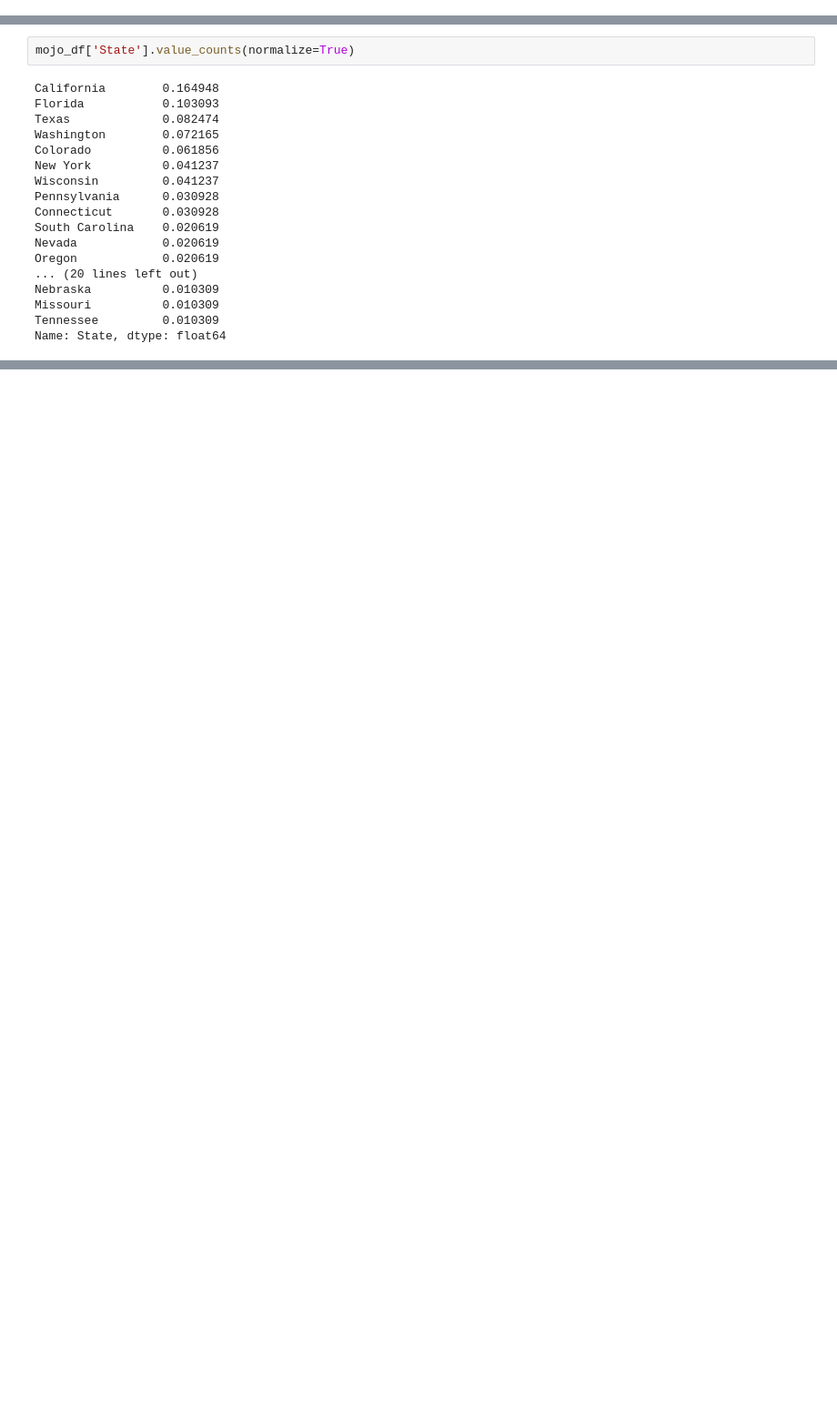
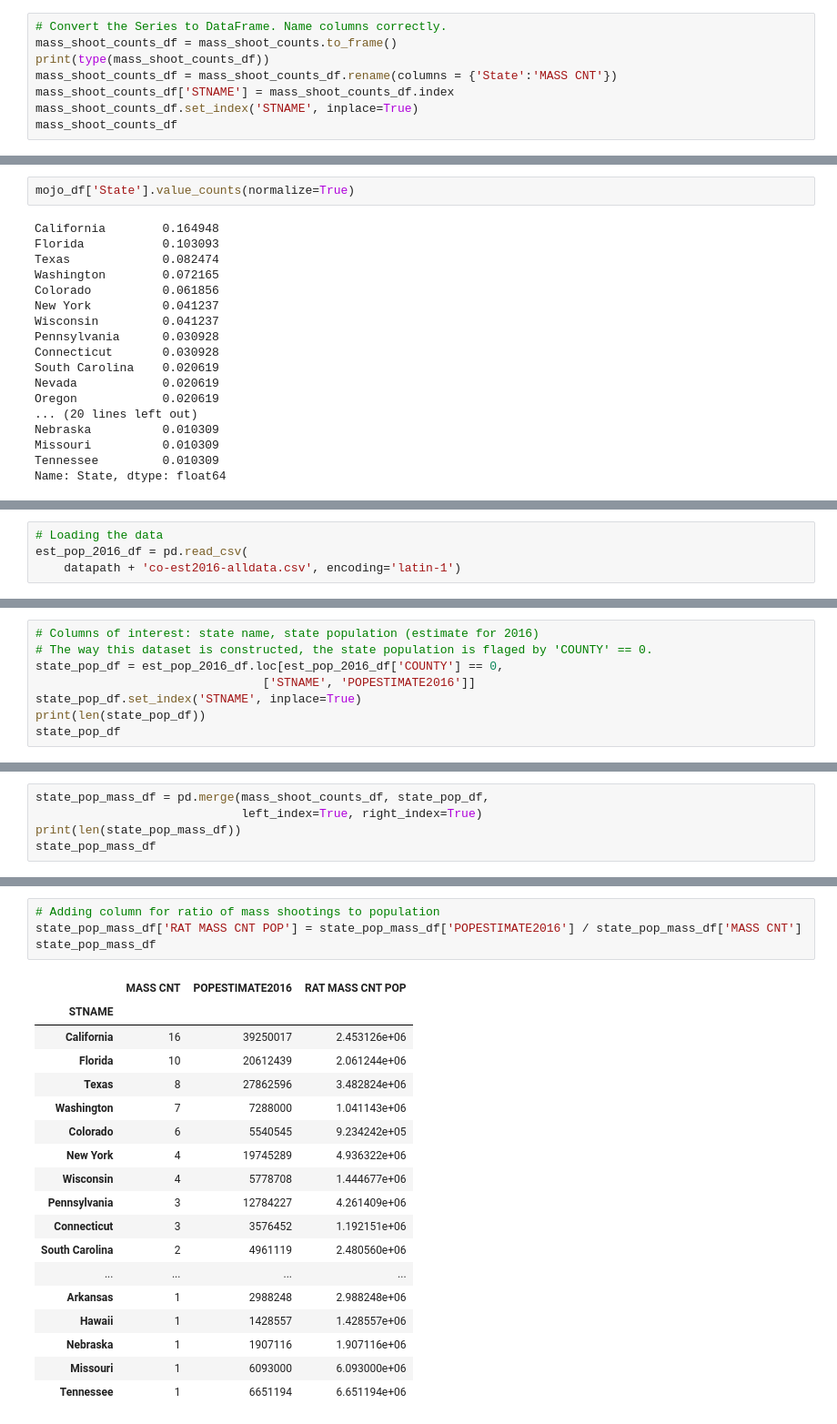
Before and after one commit to Qyoom/wesleyan_data_mgmt_vis, a Jupyter notebook: week_2/gun_violence_in_America_v1.ipynb, the cells around one changed output, grey strips where cells are left out. Shown: that part at 91% size. Saved outputs shown, nothing was run; the diff lists cells and outputs as text; blank space fills up the shorter version.

Commit message:
Merged mojo and pop dataframes. Added ratio column.

```diff
--- a/week_2/gun_violence_in_America_v1.ipynb
+++ b/week_2/gun_violence_in_America_v1.ipynb
@@ -102,0 +106,8 @@ Name: State, dtype: int64
+# %%
+# Convert the Series to DataFrame. Name columns correctly.
+mass_shoot_counts_df = mass_shoot_counts.to_frame()
+print(type(mass_shoot_counts_df))
+mass_shoot_counts_df = mass_shoot_counts_df.rename(columns = {'State':'MASS CNT'})
+mass_shoot_counts_df['STNAME'] = mass_shoot_counts_df.index
+mass_shoot_counts_df.set_index('STNAME', inplace=True)
+mass_shoot_counts_df
@@ -126,0 +163,4 @@ Name: State, dtype: float64
+# %%
+# Loading the data
+est_pop_2016_df = pd.read_csv(
+    datapath + 'co-est2016-alldata.csv', encoding='latin-1')
@@ -126,0 +177,8 @@ Name: State, dtype: float64
+# %%
+# Columns of interest: state name, state population (estimate for 2016)
+# The way this dataset is constructed, the state population is flaged by 'COUNTY' == 0.
+state_pop_df = est_pop_2016_df.loc[est_pop_2016_df['COUNTY'] == 0,
+                                ['STNAME', 'POPESTIMATE2016']]
+state_pop_df.set_index('STNAME', inplace=True)
+print(len(state_pop_df))
+state_pop_df
@@ -126,0 +207,5 @@ Name: State, dtype: float64
+# %%
+state_pop_mass_df = pd.merge(mass_shoot_counts_df, state_pop_df,
+                             left_index=True, right_index=True)
+print(len(state_pop_mass_df))
+state_pop_mass_df
@@ -126,0 +232,23 @@ Name: State, dtype: float64
+# %%
+# Adding column for ratio of mass shootings to population
+state_pop_mass_df['RAT MASS CNT POP'] = state_pop_mass_df['POPESTIMATE2016'] / state_pop_mass_df['MASS CNT']
+state_pop_mass_df
+# %% [output]
+|  | MASS CNT | POPESTIMATE2016 | RAT MASS CNT POP |
+| STNAME |  |  |  |
+| California | 16 | 39250017 | 2.453126e+06 |
+| Florida | 10 | 20612439 | 2.061244e+06 |
+| Texas | 8 | 27862596 | 3.482824e+06 |
+| Washington | 7 | 7288000 | 1.041143e+06 |
+| Colorado | 6 | 5540545 | 9.234242e+05 |
+| New York | 4 | 19745289 | 4.936322e+06 |
+| Wisconsin | 4 | 5778708 | 1.444677e+06 |
+| Pennsylvania | 3 | 12784227 | 4.261409e+06 |
+| Connecticut | 3 | 3576452 | 1.192151e+06 |
+| South Carolina | 2 | 4961119 | 2.480560e+06 |
+| ... | ... | ... | ... |
+| Arkansas | 1 | 2988248 | 2.988248e+06 |
+| Hawaii | 1 | 1428557 | 1.428557e+06 |
+| Nebraska | 1 | 1907116 | 1.907116e+06 |
+| Missouri | 1 | 6093000 | 6.093000e+06 |
+| Tennessee | 1 | 6651194 | 6.651194e+06 |
```
Also changed, not shown: parts of 11 cells of this notebook.
